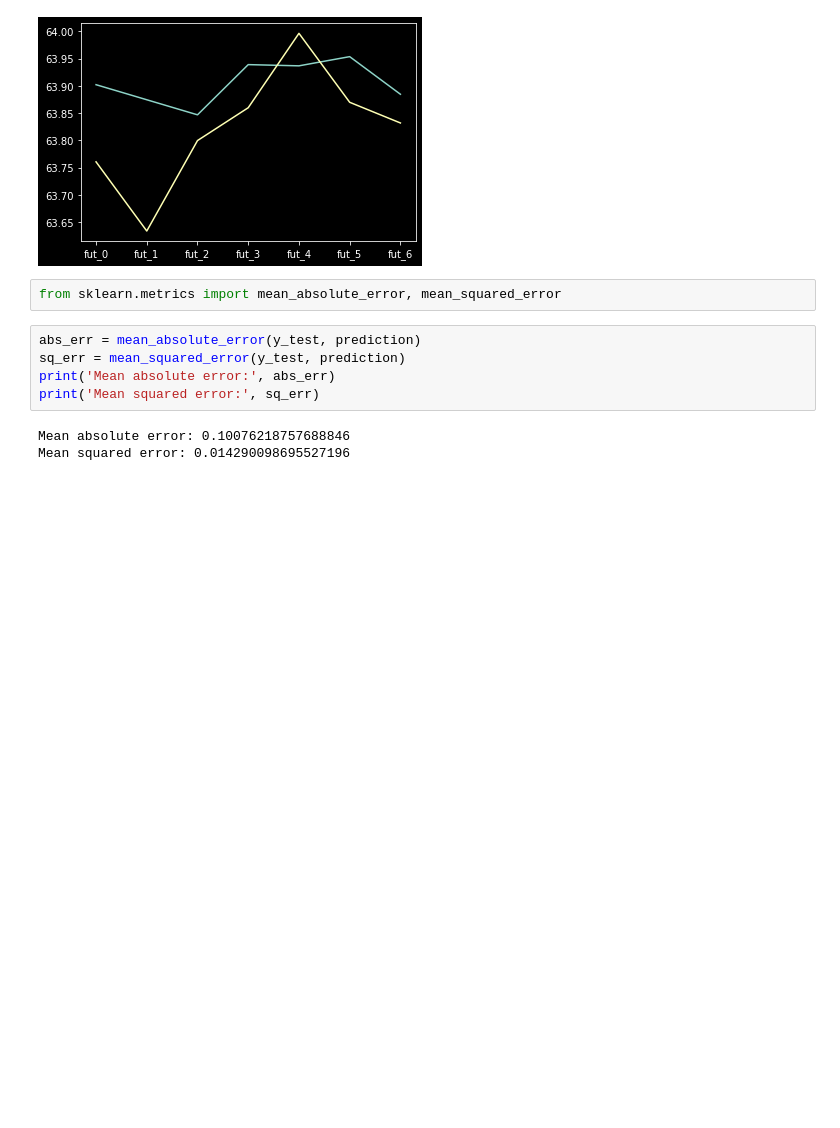
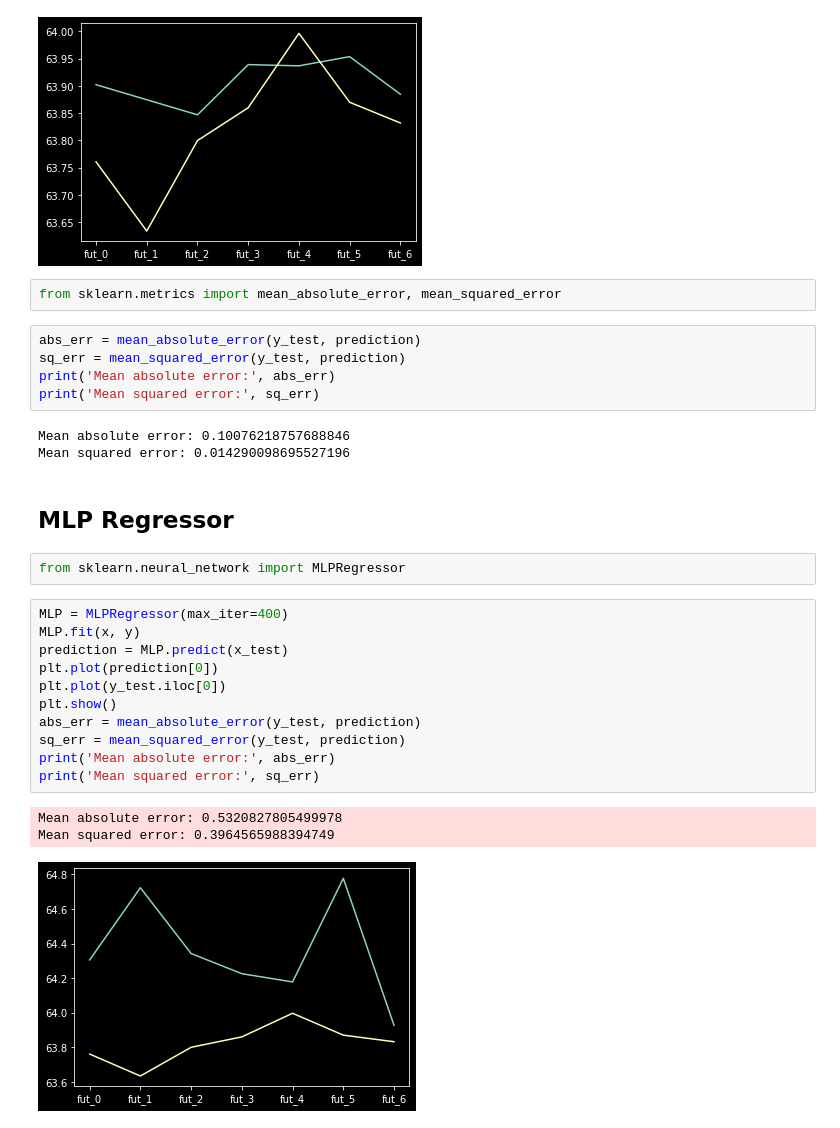
Before and after one commit to 4egod/skillbox_ds_hw, a Jupyter notebook: hw.ipynb, the cells around one changed output. Saved outputs shown, nothing was run; the diff lists cells and outputs as text; blank space fills up the shorter version.

Commit message:
done: MLP Regressor

```diff
--- a/hw.ipynb
+++ b/hw.ipynb
@@ -106,3 +106,22 @@ print('Mean squared error:', sq_err)
 # %% [output]
 Mean absolute error: 0.10076218757688846
 Mean squared error: 0.014290098695527196
+# %% [markdown]
+## MLP Regressor
+# %%
+from sklearn.neural_network import MLPRegressor
+# %%
+MLP = MLPRegressor(max_iter=400)
+MLP.fit(x, y)
+prediction = MLP.predict(x_test)
+plt.plot(prediction[0])
+plt.plot(y_test.iloc[0])
+plt.show()
+abs_err = mean_absolute_error(y_test, prediction)
+sq_err = mean_squared_error(y_test, prediction)
+print('Mean absolute error:', abs_err)
+print('Mean squared error:', sq_err)
+# %% [output]
+Mean absolute error: 0.5320827805499978
+Mean squared error: 0.3964565988394749
+[figure, added]
```
Also changed, not shown: parts of 2 cells of this notebook.
